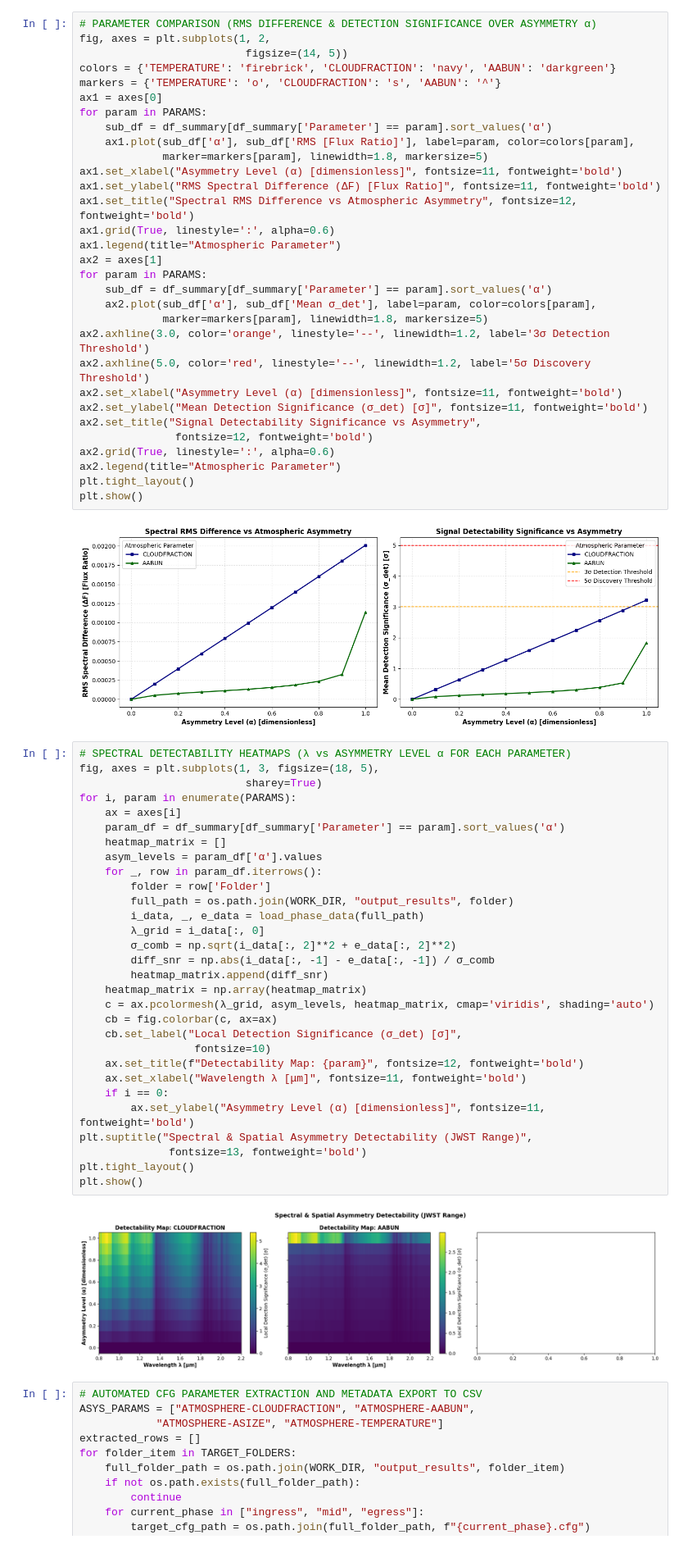
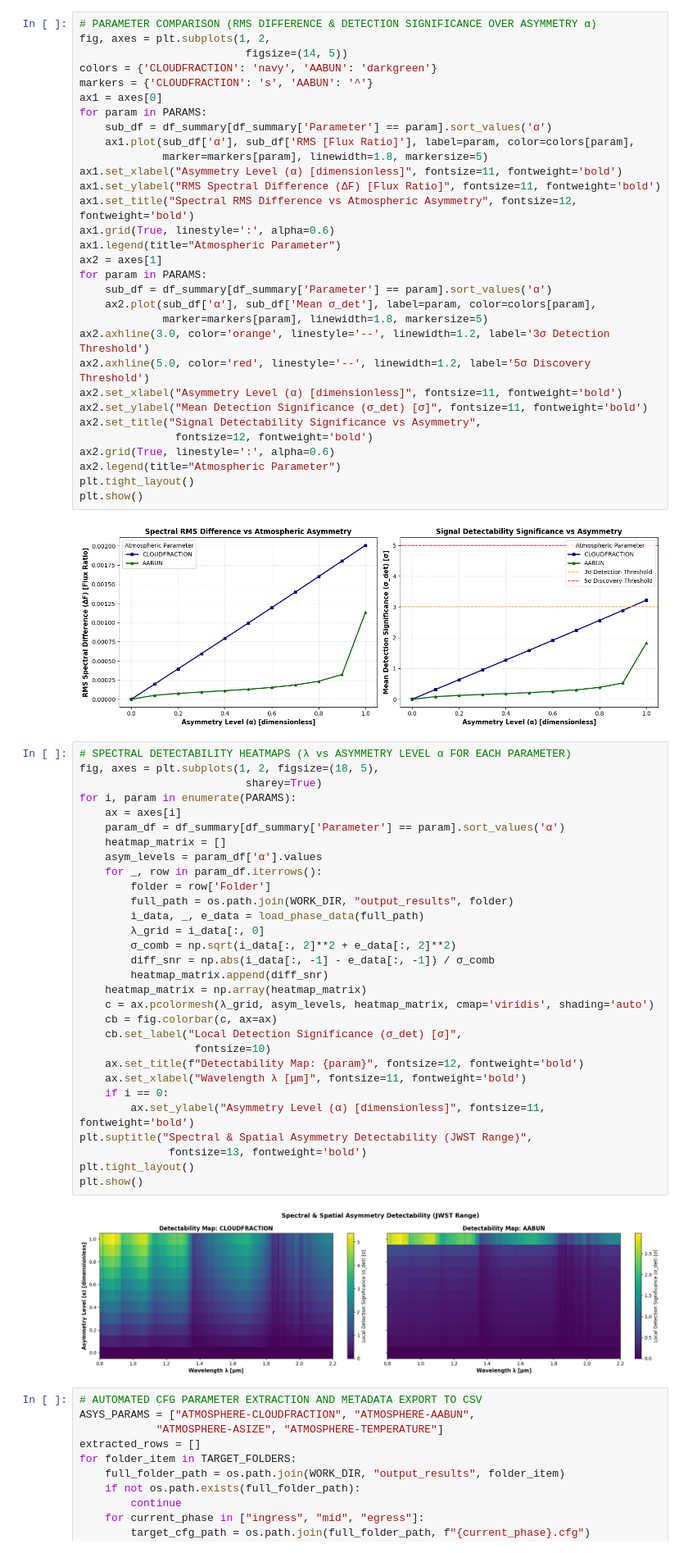
Before and after one commit to IlijaBazic/Cloudiness-effects-on-exoplanetary-spectra-degeneracy, a Jupyter notebook: cloudiness_degeneracy_statistic_analysis.ipynb, the cells around one changed output. Shown at 82% size. Saved outputs shown, nothing was run; the diff lists cells and outputs as text.

```diff
--- a/cloudiness_degeneracy_statistic_analysis.ipynb
+++ b/cloudiness_degeneracy_statistic_analysis.ipynb
@@ -483,8 +483,8 @@ STATISTICAL SUMMARY ACROSS ALL ATMOSPHERIC SWEEPS
 # PARAMETER COMPARISON (RMS DIFFERENCE & DETECTION SIGNIFICANCE OVER ASYMMETRY α)
 fig, axes = plt.subplots(1, 2,
                           figsize=(14, 5))
-colors = {'TEMPERATURE': 'firebrick', 'CLOUDFRACTION': 'navy', 'AABUN': 'darkgreen'}
-markers = {'TEMPERATURE': 'o', 'CLOUDFRACTION': 's', 'AABUN': '^'}
+colors = {'CLOUDFRACTION': 'navy', 'AABUN': 'darkgreen'}
+markers = {'CLOUDFRACTION': 's', 'AABUN': '^'}
 ax1 = axes[0]
 for param in PARAMS:
     sub_df = df_summary[df_summary['Parameter'] == param].sort_values('α')
@@ -514,36 +514,36 @@ plt.show()
 [figure]
 # %%
 # SPECTRAL DETECTABILITY HEATMAPS (λ vs ASYMMETRY LEVEL α FOR EACH PARAMETER)
-fig, axes = plt.subplots(1, 3, figsize=(18, 5),
+fig, axes = plt.subplots(1, 2, figsize=(18, 5),
                           sharey=True)
 for i, param in enumerate(PARAMS):
     ax = axes[i]
     param_df = df_summary[df_summary['Parameter'] == param].sort_values('α')
     heatmap_matrix = []
     asym_levels = param_df['α'].values
     for _, row in param_df.iterrows():
         folder = row['Folder']
         full_path = os.path.join(WORK_DIR, "output_results", folder)
         i_data, _, e_data = load_phase_data(full_path)
         λ_grid = i_data[:, 0]
         σ_comb = np.sqrt(i_data[:, 2]**2 + e_data[:, 2]**2)
         diff_snr = np.abs(i_data[:, -1] - e_data[:, -1]) / σ_comb
         heatmap_matrix.append(diff_snr)
     heatmap_matrix = np.array(heatmap_matrix)
     c = ax.pcolormesh(λ_grid, asym_levels, heatmap_matrix, cmap='viridis', shading='auto')
     cb = fig.colorbar(c, ax=ax)
     cb.set_label("Local Detection Significance (σ_det) [σ]",
                   fontsize=10)
     ax.set_title(f"Detectability Map: {param}", fontsize=12, fontweight='bold')
     ax.set_xlabel("Wavelength λ [μm]", fontsize=11, fontweight='bold')
     if i == 0:
         ax.set_ylabel("Asymmetry Level (α) [dimensionless]", fontsize=11, fontweight='bold')
 plt.suptitle("Spectral & Spatial Asymmetry Detectability (JWST Range)",
               fontsize=13, fontweight='bold')
 plt.tight_layout()
 plt.show()
 # %% [output]
-[figure, old version]
+[figure, new version]
 # %%
 # AUTOMATED CFG PARAMETER EXTRACTION AND METADATA EXPORT TO CSV
 ASYS_PARAMS = ["ATMOSPHERE-CLOUDFRACTION", "ATMOSPHERE-AABUN",
```
